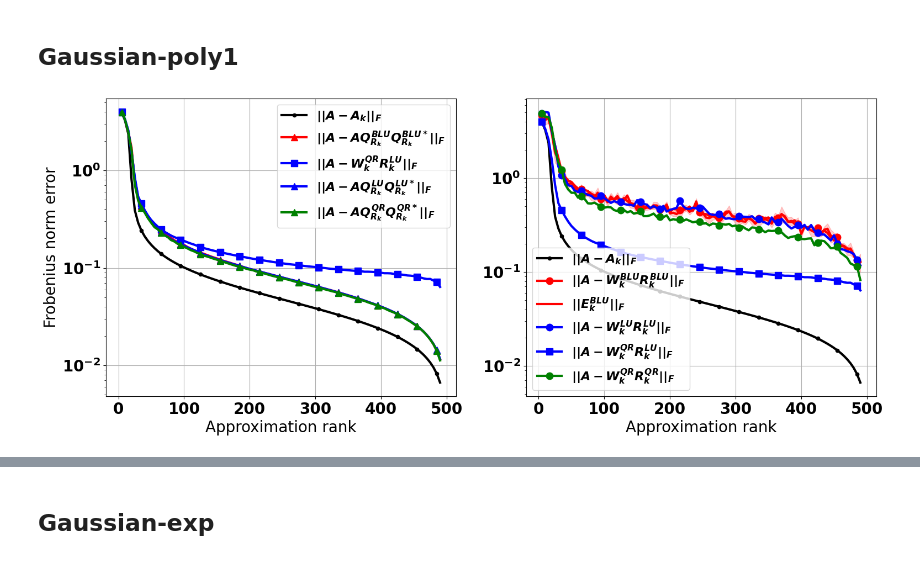
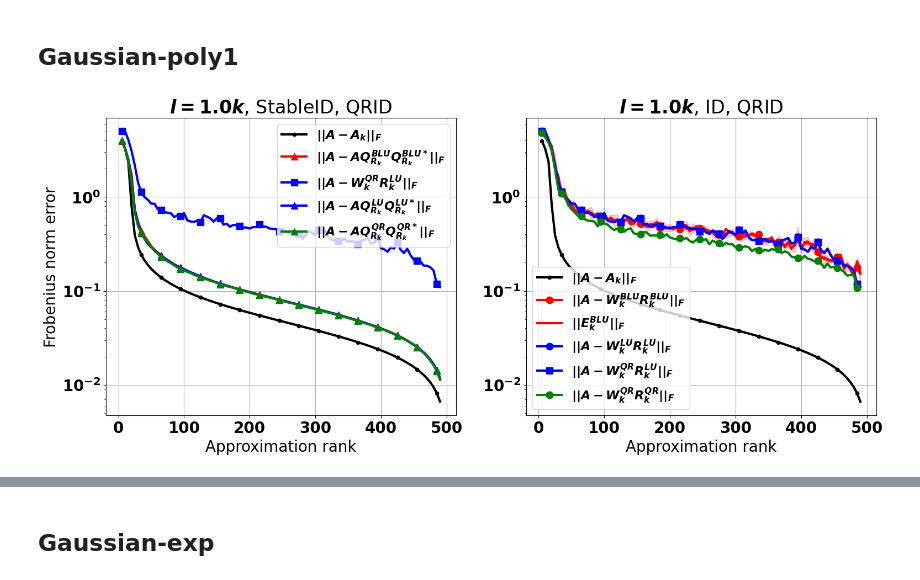
Before and after one commit to dyjdongyijun/Robust_Blockwise_Random_Pivoting, a Jupyter notebook: python/demo.ipynb, the cells around one changed output, grey strips where cells are left out. Drawn from its saved outputs; the diff is of its cells as text; code cells hidden in the pictures.

```diff
--- a/python/demo.ipynb
+++ b/python/demo.ipynb
@@ -464,12 +464,13 @@ def blocked_rlupp_id(A, tol, b=10, record_error=True, verbose=False, num_smp=5):
 # %% [markdown]
 # RLUPP / RCPQR
 # %%
-def qr_interpolation_error_with_sketch(A, Y, row_perm, ranks):
-    R = spla.qr(Y[row_perm].T, mode='r') #cost: (m*r^2)
-    R = R[0] #(r,m)
-
+def qrid_lupp(A, Y, ranks, oversampling=1.0):
     qr_interpolation_errors = []
     for k in ranks:
+        _, _, row_perm = lupp(Y[:,:k]) #(m,k) cost: (mk^2)
+        l = int(np.ceil(k*oversampling))
+        R = spla.qr(Y[row_perm][:,:l].T, mode='r') #cost: (ml^2)
+        R = R[0] #(k,m)
         R1 = R[:k,:k] #(k,k)
         R2 = R[:k,k:] #(k,m-k)
         W_qr_sub = spla.solve_triangular(R1, R2).T #(m-k,k)
@@ -479,7 +480,7 @@ def qr_interpolation_error_with_sketch(A, Y, row_perm, ranks):
     return np.array(qr_interpolation_errors)
 
 
-def get_id_error(A, ranks, u_est_offset=5):
+def get_id_error(A, ranks, u_est_offset=5, oversampling=1.0):
     A = A.astype(np.double)
     sid_lupp_errs = []
     sid_cpqr_errs = []
@@ -490,7 +491,7 @@ def get_id_error(A, ranks, u_est_offset=5):
 
     Y = get_sketch(A, ranks[-1]).astype(np.double)
     L, U, row_idx_lupp = lupp(Y)
-    qrid_lupp_errors = qr_interpolation_error_with_sketch(A, Y, row_idx_lupp, ranks)
+    qrid_lupp_errors = qrid_lupp(A, Y, ranks, oversampling=oversampling)
     for r in ranks:
         # LUPP
         # stable ID
@@ -549,13 +550,13 @@ def get_id_error(A, ranks, u_est_offset=5):
     return errors, misc
 
 
-def compare_id_algorithms(target, mode='tri_solv'):
+def compare_id_algorithms(target, mode='tri_solv', oversampling=1.0):
     A = target['A']
     tol = 1e-5 * spla.norm(A, ord='fro')
 
     # W, skeletons, _, ranks, errors = blocked_rlupp_id_local(A, tol, b=5, mode=mode,)
     W, skeletons, _, ranks, blu_errors = blocked_rlupp_id(A, tol, b=5)
-    id_errors, misc = get_id_error(A, ranks)
+    id_errors, misc = get_id_error(A, ranks, oversampling=oversampling)
 
     errs_svd = np.array([spla.norm(target['s'][r:], ord=2) for r in ranks.astype(int)])
     errors = {'SVD': errs_svd,}
@@ -608,7 +609,8 @@ def plot_mean_variance(xx, yy, key='name', marker='-', markevery=7, color='k', a
 ## Gaussian-poly1
 # %%
 target_tag = 'Gaussian-poly1'
-errors, others, ranks = compare_id_algorithms(targets[target_tag], mode='lu')
+oversampling=1.0
+errors, others, ranks = compare_id_algorithms(targets[target_tag], oversampling=oversampling)
 # %%
 max_x = 490
 mask = ranks<=max_x
@@ -621,32 +623,34 @@ for err_key, err_val in errors.items():
         plt.plot(ranks[mask], err_val[mask], plot_styler[err_key], label=plot_legends[err_key], markevery=markevery)
         # plt.plot(ranks, err_val, plot_styler[err_key], label=plot_legends[err_key], markevery=markevery)
 plt.legend()
 plt.xlabel('Approximation rank')
 plt.ylabel('Frobenius norm error')
+plt.title(f'$l={oversampling:.1f}k$, StableID, QRID')
 ax = plt.gca()
 ax.set_yscale('log')
 
 plt.subplot(1,2,2)
 for err_key, err_val in errors.items():
     if err_key=='IRMS_EST':
         plot_mean_variance(
             ranks[mask], err_val[:,mask],
             key=plot_legends[err_key],
             marker=plot_styler[err_key], markevery=markevery,
             color=plot_styler[err_key][0], alpha=0.2,
         )
     elif err_key.find('Stable')==-1:
         plt.plot(ranks[mask], err_val[mask], plot_styler[err_key], label=plot_legends[err_key], markevery=markevery)
         # plt.plot(ranks, err_val, plot_styler[err_key], label=plot_legends[err_key], markevery=markevery)
 plt.legend()
 plt.xlabel('Approximation rank')
+plt.title(f'$l={oversampling:.1f}k$, ID, QRID')
 ax = plt.gca()
 ax.set_yscale('log')
 
 # for key, val in others.items():
 #     plt.plot(ranks[mask], val[mask], plot_styler[key], label=key, markevery=markevery)
 # plt.legend()
 plt.savefig(f'../figs/{target_tag}__rank{ranks[-1]:d}__BLU_LU_QR.png')
 # %% [output]
-[figure, old version]
+[figure, new version]
 # %%
```
Also changed, not shown: parts of 13 cells of this notebook, 6 other files.
